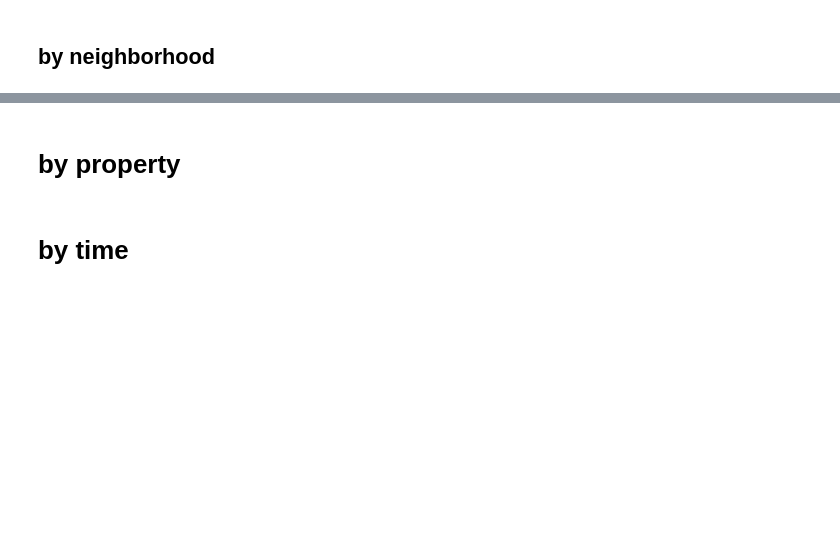
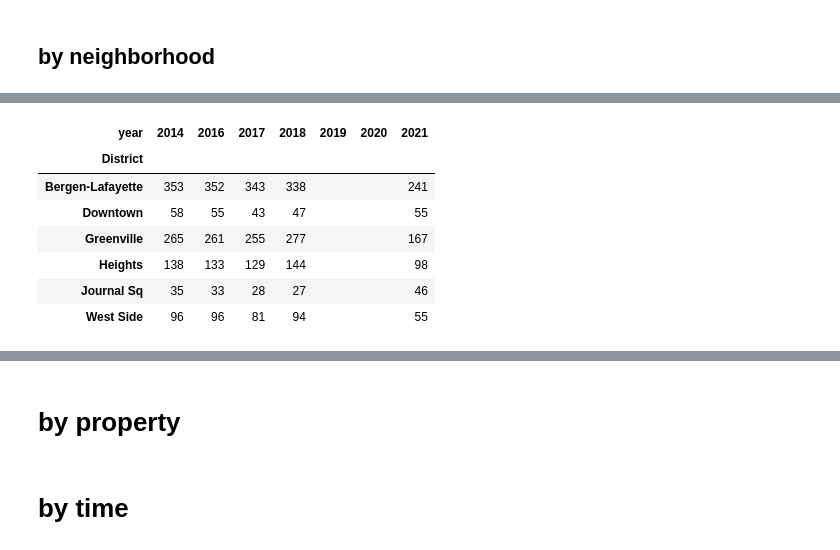
Before and after one commit to anthonymobile/jc_apra, a Jupyter notebook: exploration.ipynb, the cells around one changed output, grey strips where cells are left out. Drawn from its saved outputs; the diff is of its cells as text; code cells hidden in the pictures; blank space fills up the shorter version.

```diff
--- a/exploration.ipynb
+++ b/exploration.ipynb
@@ -104,0 +130,23 @@ gdf_by_neighborhood[['street_address','Nghbhd']]
+# %%
+# make pivot table
+table = pd.pivot_table(gdf_by_neighborhood, values='full_address', index=['Nghbhd'],
+                    columns=['date'], aggfunc=np.size)
+# clean up and render
+
+gdf_by_neighborhood['year'] = gdf_by_neighborhood['date'].dt.year
+
+result = pd.pivot_table(gdf_by_neighborhood, values='street_address', index=['District'],
+                    columns=['year'], aggfunc=np.size)
+result[2019] = ''
+result[2020] = ''
+result = result.sort_index(axis=1).fillna('')
+result
+# %% [output]
+| year | 2014 | 2016 | 2017 | 2018 | 2019 | 2020 | 2021 |
+| District |  |  |  |  |  |  |  |
+| Bergen-Lafayette | 353 | 352 | 343 | 338 |  |  | 241 |
+| Downtown | 58 | 55 | 43 | 47 |  |  | 55 |
+| Greenville | 265 | 261 | 255 | 277 |  |  | 167 |
+| Heights | 138 | 133 | 129 | 144 |  |  | 98 |
+| Journal Sq | 35 | 33 | 28 | 27 |  |  | 46 |
+| West Side | 96 | 96 | 81 | 94 |  |  | 55 |
```
Also changed, not shown: parts of 20 cells of this notebook, 3 other files.
